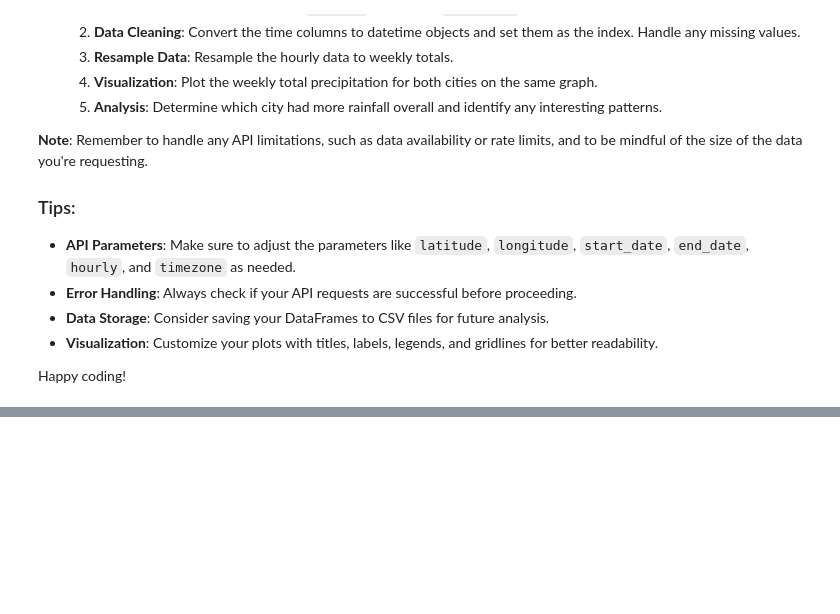
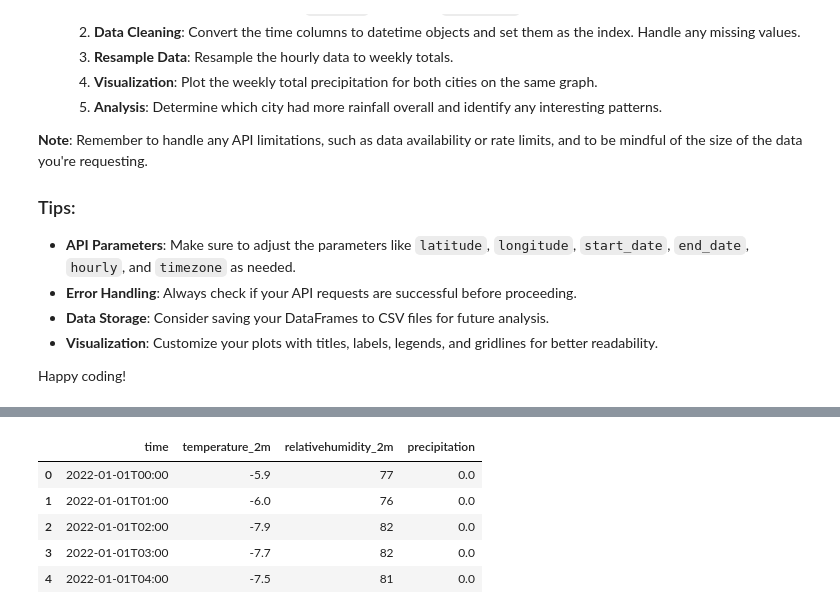
Before and after one commit to duskydreams/api-data-wrangling, a Jupyter notebook: api_data_wrangling.ipynb, the cells around one changed output, grey strips where cells are left out. Saved outputs shown, nothing was run; the diff lists cells and outputs as text; code cells hidden in the pictures; blank space fills up the shorter version.

```diff
--- a/api_data_wrangling.ipynb
+++ b/api_data_wrangling.ipynb
@@ -317,0 +380,13 @@ Happy coding!
+# %%
+SeattleData = SeattleResponse.json()
+Seattle_hourly_data = SeattleData['hourly']
+
+Seattle_df = pd.DataFrame(Seattle_hourly_data)
+Seattle_df.head()
+# %% [output]
+|  | time | temperature_2m | relativehumidity_2m | precipitation |
+| 0 | 2022-01-01T00:00 | -5.9 | 77 | 0.0 |
+| 1 | 2022-01-01T01:00 | -6.0 | 76 | 0.0 |
+| 2 | 2022-01-01T02:00 | -7.9 | 82 | 0.0 |
+| 3 | 2022-01-01T03:00 | -7.7 | 82 | 0.0 |
+| 4 | 2022-01-01T04:00 | -7.5 | 81 | 0.0 |
```
Also changed, not shown: parts of 4 cells of this notebook.
